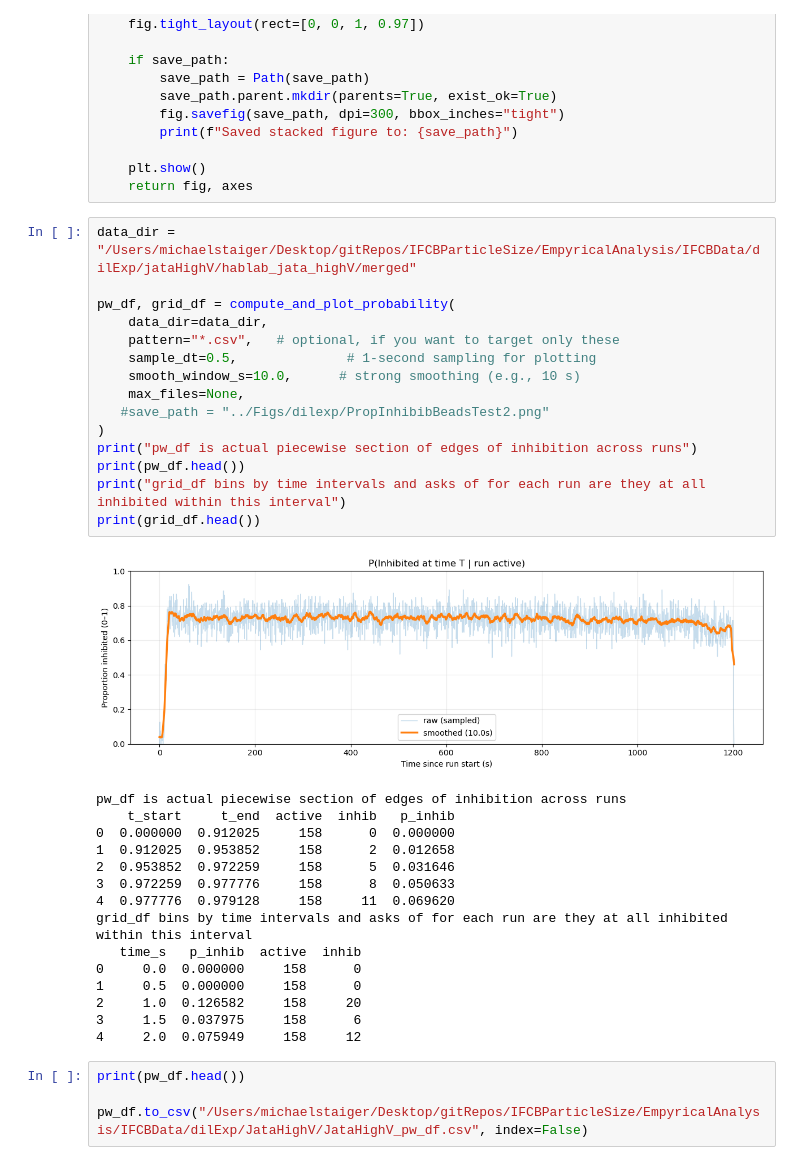
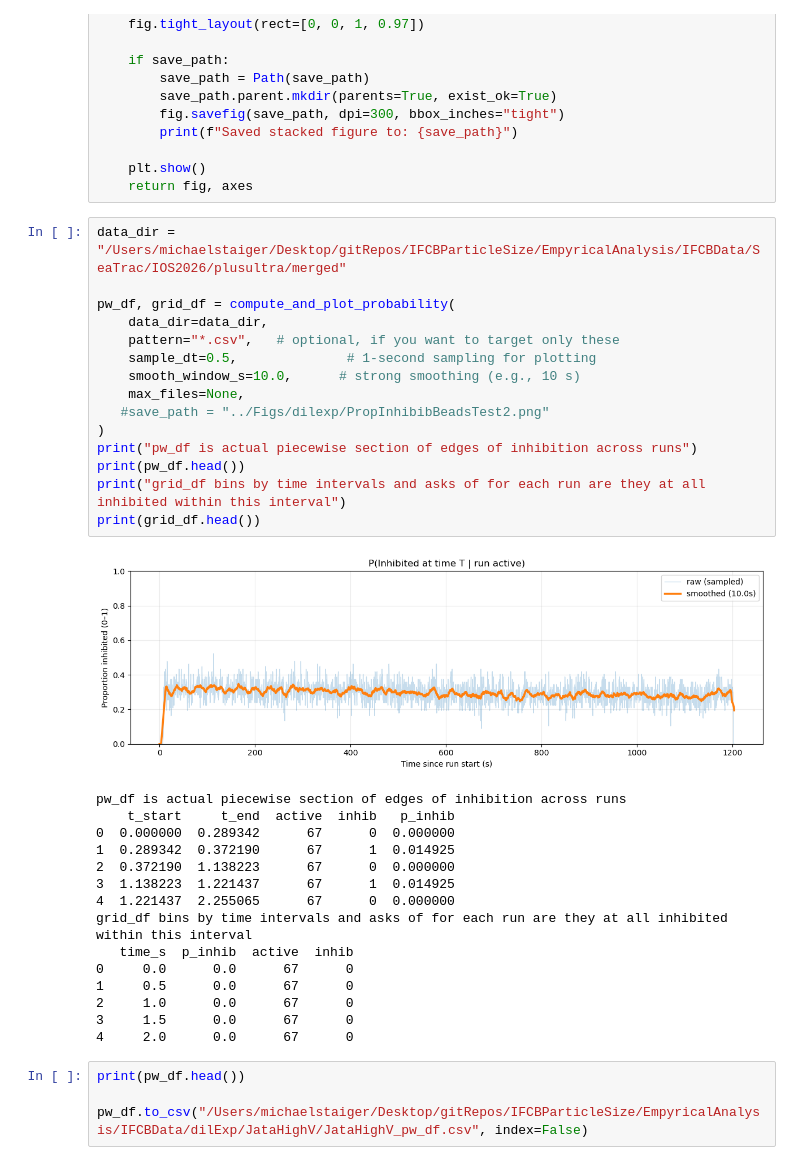
Before and after one commit to michaelstaiger/IFCBParticleSize, a Jupyter notebook: EmpyricalAnalysis/Notebooks/PiecewiseInhibitProbability.ipynb, the cells around one changed output. Saved outputs shown, nothing was run; the diff lists cells and outputs as text.

Commit message:
working up mixtures and checking out some seatrac data

```diff
--- a/EmpyricalAnalysis/Notebooks/PiecewiseInhibitProbability.ipynb
+++ b/EmpyricalAnalysis/Notebooks/PiecewiseInhibitProbability.ipynb
@@ -402,36 +402,36 @@ def plot_probability_stack(
     plt.show()
     return fig, axes
 # %%
-data_dir = "/Users/michaelstaiger/Desktop/gitRepos/IFCBParticleSize/EmpyricalAnalysis/IFCBData/dilExp/jataHighV/hablab_jata_highV/merged"
+data_dir = "/Users/michaelstaiger/Desktop/gitRepos/IFCBParticleSize/EmpyricalAnalysis/IFCBData/SeaTrac/IOS2026/plusultra/merged"
 
 pw_df, grid_df = compute_and_plot_probability(
     data_dir=data_dir,
     pattern="*.csv",   # optional, if you want to target only these
     sample_dt=0.5,              # 1-second sampling for plotting
     smooth_window_s=10.0,      # strong smoothing (e.g., 10 s)
     max_files=None,
    #save_path = "../Figs/dilexp/PropInhibibBeadsTest2.png"
 )
 print("pw_df is actual piecewise section of edges of inhibition across runs")
 print(pw_df.head())
 print("grid_df bins by time intervals and asks of for each run are they at all inhibited within this interval")
 print(grid_df.head())
 # %% [output]
-[figure, old version]
+[figure, new version]
 pw_df is actual piecewise section of edges of inhibition across runs
     t_start     t_end  active  inhib   p_inhib
-0  0.000000  0.912025     158      0  0.000000
-1  0.912025  0.953852     158      2  0.012658
-2  0.953852  0.972259     158      5  0.031646
-3  0.972259  0.977776     158      8  0.050633
-4  0.977776  0.979128     158     11  0.069620
+0  0.000000  0.289342      67      0  0.000000
+1  0.289342  0.372190      67      1  0.014925
+2  0.372190  1.138223      67      0  0.000000
+3  1.138223  1.221437      67      1  0.014925
+4  1.221437  2.255065      67      0  0.000000
 grid_df bins by time intervals and asks of for each run are they at all inhibited within this interval
-   time_s   p_inhib  active  inhib
-0     0.0  0.000000     158      0
-1     0.5  0.000000     158      0
-2     1.0  0.126582     158     20
-3     1.5  0.037975     158      6
-4     2.0  0.075949     158     12
+   time_s  p_inhib  active  inhib
+0     0.0      0.0      67      0
+1     0.5      0.0      67      0
+2     1.0      0.0      67      0
+3     1.5      0.0      67      0
+4     2.0      0.0      67      0
 # %%
 print(pw_df.head())
 
```
Also changed, not shown: 5 other files.
